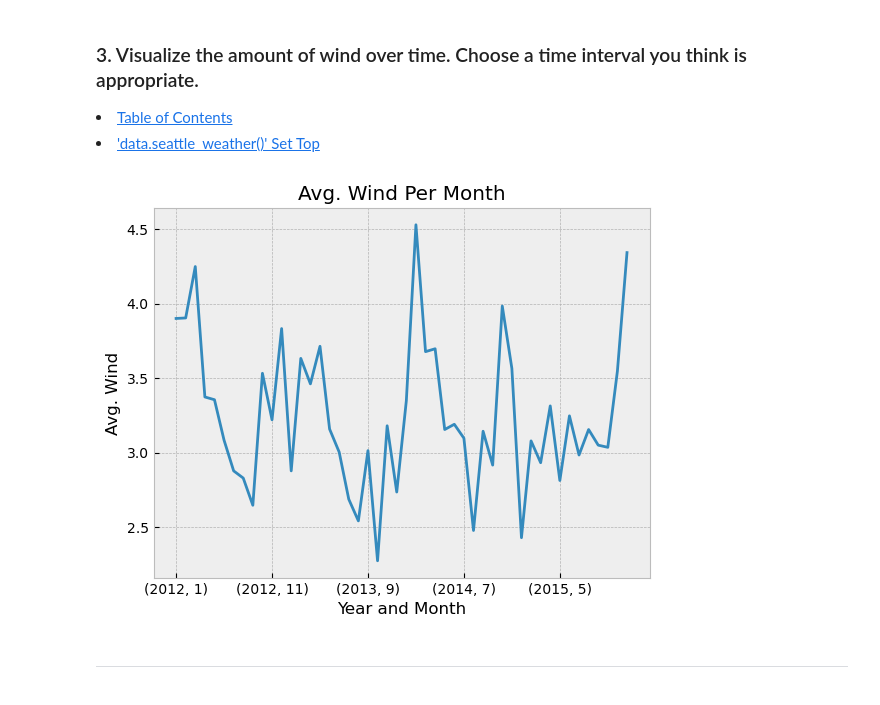
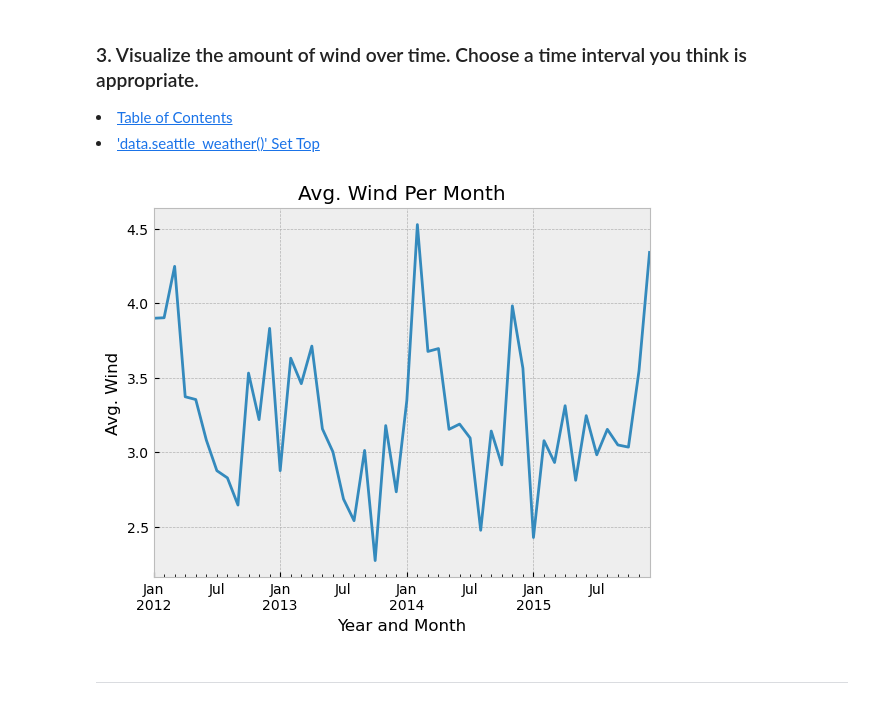
Before and after one commit to Jared-Wood135/time-series-exercises, a Jupyter notebook: working_with_time_series_data.ipynb, the cells around one changed output. Drawn from its saved outputs; the diff is of its cells as text; code cells hidden in the pictures.

```diff
--- a/working_with_time_series_data.ipynb
+++ b/working_with_time_series_data.ipynb
@@ -303,13 +302,13 @@ TypeError: Only valid with DatetimeIndex, TimedeltaIndex or PeriodIndex, but got
 # %%
 # Using Year and Month as time metric
 with plt.style.context('bmh'):
-    seattle_weather.groupby([seattle_weather.date.dt.year, seattle_weather.date.dt.month])['wind'].mean().plot()
+    testing.wind.resample('M').mean().plot()
     plt.title('Avg. Wind Per Month')
     plt.xlabel('Year and Month')
     plt.ylabel('Avg. Wind')
     plt.show()
 # %% [output]
-[figure, old version]
+[figure, new version]
 # %% [markdown]
 ---
 # %% [markdown]
```
Also changed, not shown: parts of 47 cells of this notebook.
